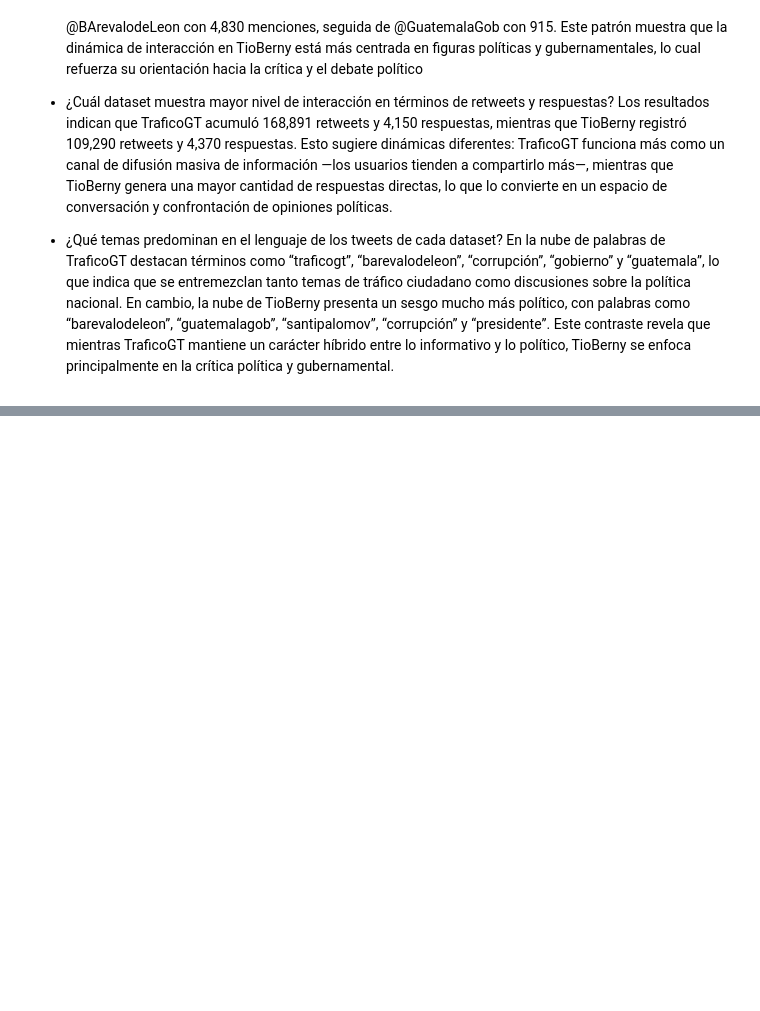
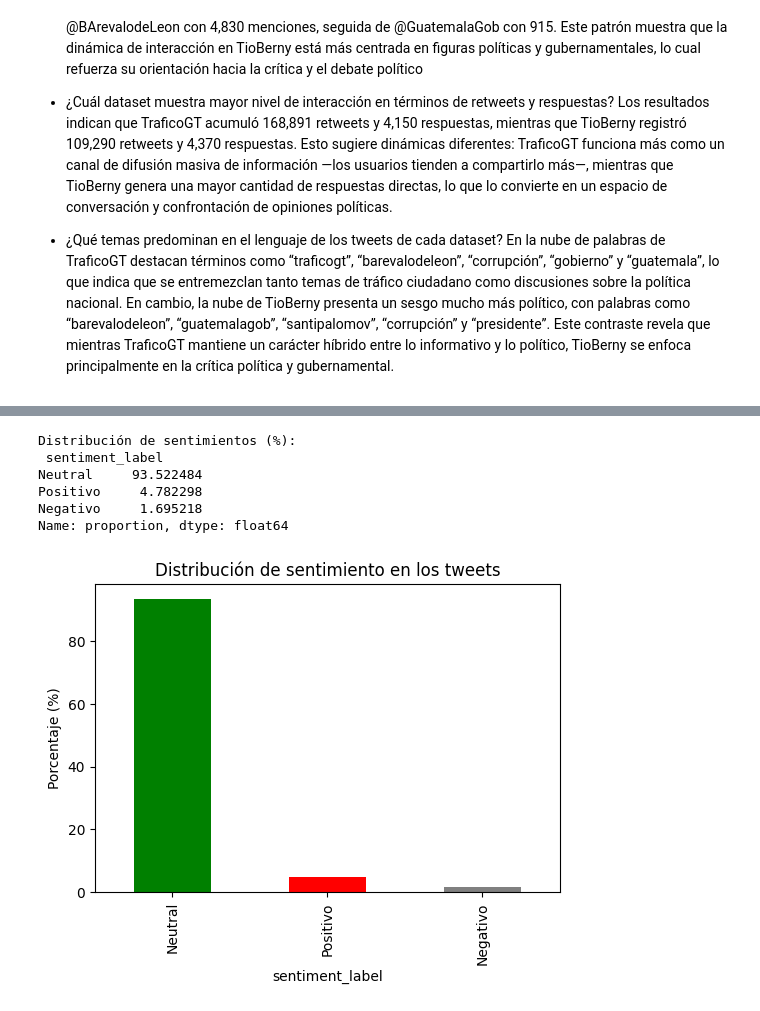
Before and after one commit to JPS4321/Lab6_Data, a Jupyter notebook: lab6.ipynb, the cells around one changed output, grey strips where cells are left out. Saved outputs shown, nothing was run; the diff lists cells and outputs as text; code cells hidden in the pictures; blank space fills up the shorter version.

```diff
--- a/lab6.ipynb
+++ b/lab6.ipynb
@@ -322,0 +448,28 @@ Coef. de agrupamiento: 0.0885691800898309
+# %%
+from nltk.sentiment.vader import SentimentIntensityAnalyzer
+import nltk
+import matplotlib.pyplot as plt
+
+nltk.download("vader_lexicon")
+
+sia = SentimentIntensityAnalyzer()
+
+df = df_trafico.copy()
+
+# Calcular sentimiento
+df["sentiment"] = df["texto_limpio"].apply(lambda x: sia.polarity_scores(str(x))["compound"])
+df["sentiment_label"] = df["sentiment"].apply(
+    lambda x: "Positivo" if x > 0.05 else ("Negativo" if x < -0.05 else "Neutral")
+)
+
+# Resumen
+sent_summary = df["sentiment_label"].value_counts(normalize=True) * 100
+print("Distribución de sentimientos (%):\n", sent_summary)
+
+# Gráfico de barras
+plt.figure(figsize=(6,4))
+sent_summary.plot(kind="bar", color=["green","red","gray"])
+plt.title("Distribución de sentimiento en los tweets")
+plt.ylabel("Porcentaje (%)")
+plt.show()
+# %% [output]
@@ -322,0 +479,7 @@ Coef. de agrupamiento: 0.0885691800898309
+Distribución de sentimientos (%):
+ sentiment_label
+Neutral     93.522484
+Positivo     4.782298
+Negativo     1.695218
+Name: proportion, dtype: float64
+[figure, added]
```
Also changed, not shown: parts of 13 cells of this notebook.
